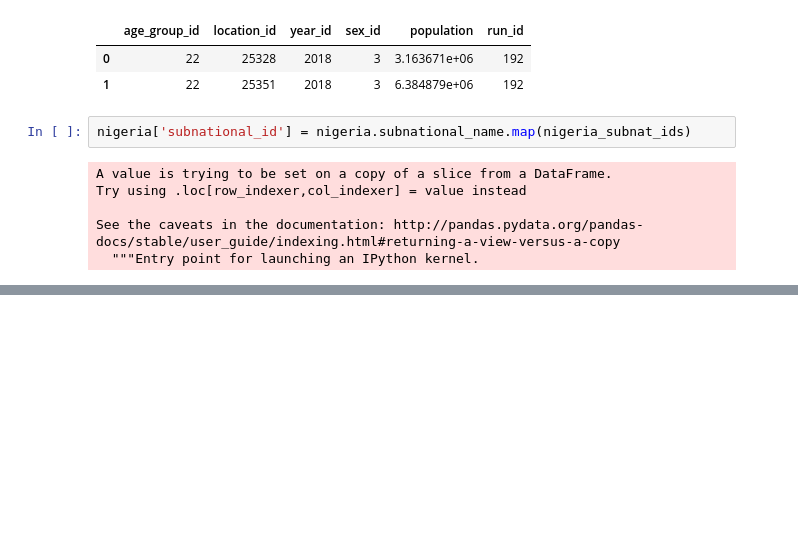
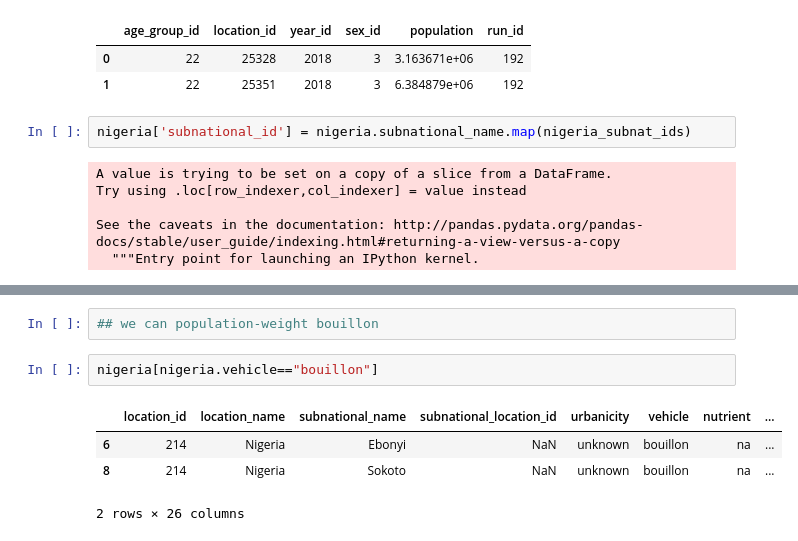
Before and after one commit to ihmeuw/vivarium_data_analysis, a Jupyter notebook: pre_processing/lsff_project/data_prep/clean_data/2021_02_19_gday_prep_nigeria.ipynb, the cells around one changed output, grey strips where cells are left out. Cells and saved outputs as stored; diff of their text form; blank space fills up the shorter version.

```diff
--- a/pre_processing/lsff_project/data_prep/clean_data/2021_02_19_gday_prep_nigeria.ipynb
+++ b/pre_processing/lsff_project/data_prep/clean_data/2021_02_19_gday_prep_nigeria.ipynb
@@ -159 +177,10 @@ nigeria = nigeria.merge(pop[['location_id','population']], left_on = 'subnationa
+# %%
+## we can population-weight bouillon
+# %%
+nigeria[nigeria.vehicle=="bouillon"]
+# %% [output]
+|  | location_id | location_name | subnational_name | subnational_location_id | urbanicity | vehicle | nutrient | ... |
+| 6 | 214 | Nigeria | Ebonyi | NaN | unknown | bouillon | na | ... |
+| 8 | 214 | Nigeria | Sokoto | NaN | unknown | bouillon | na | ... |
+2 rows × 26 columns
 # %%
```
Also changed, not shown: parts of 12 cells of this notebook.
